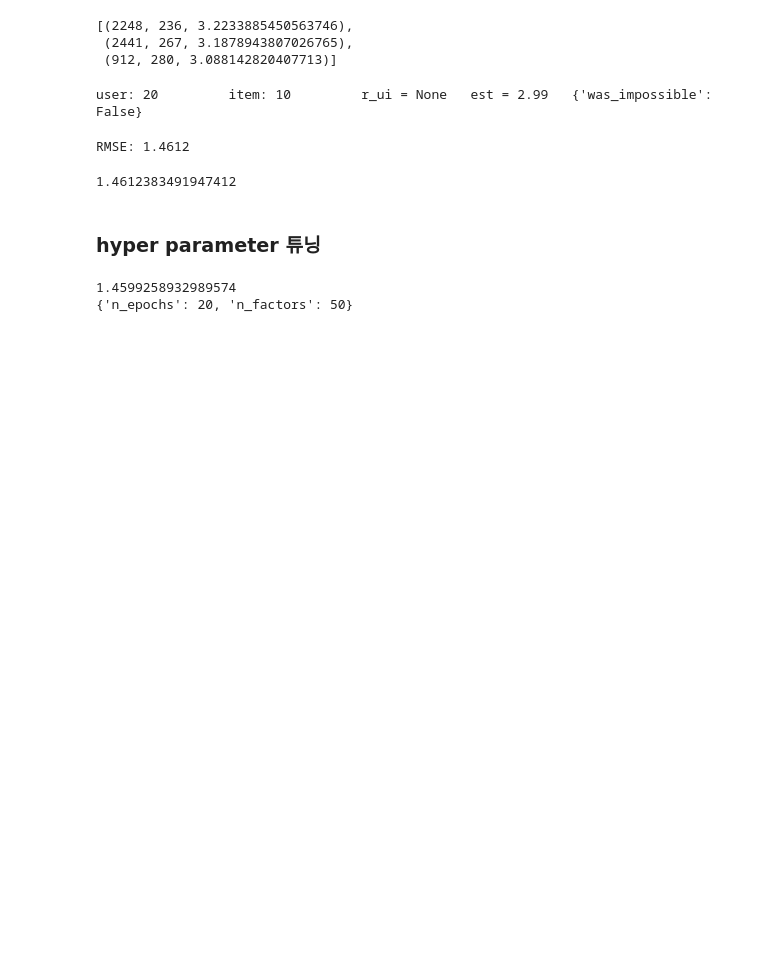
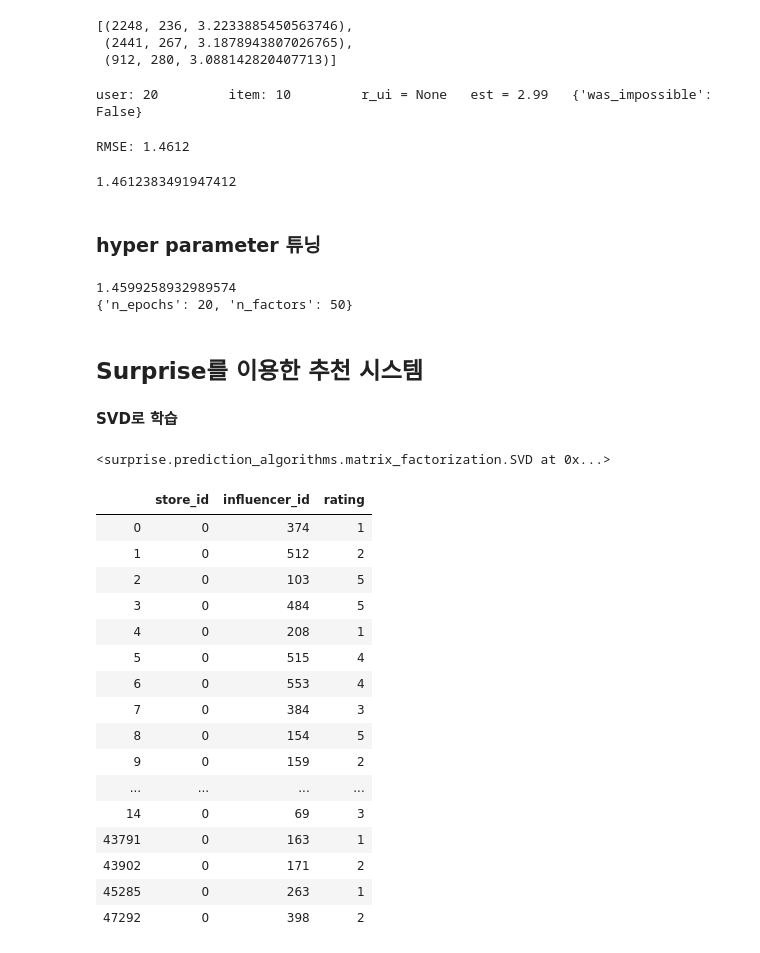
Before and after one commit to mozza55/recommendation, a Jupyter notebook: 3. suprise 를 이용한 CF ( 랜덤 데이터 이용).ipynb, the cells around one changed output. Saved outputs shown, nothing was run; the diff lists cells and outputs as text; code cells hidden in the pictures; blank space fills up the shorter version.

```diff
--- a/3. suprise 를 이용한 CF ( 랜덤 데이터 이용).ipynb
+++ b/3. suprise 를 이용한 CF ( 랜덤 데이터 이용).ipynb
@@ -206,3 +215,5 @@ print(gs.best_params['rmse'])
 # %% [output]
 1.4599258932989574
 {'n_epochs': 20, 'n_factors': 50}
+# %% [markdown]
+<h2> Surprise를 이용한 추천 시스템</h2>
@@ -208,0 +230,32 @@ print(gs.best_params['rmse'])
+# %% [markdown]
+<b>SVD로 학습 </b>
+# %%
+algo = SVD(n_epochs=20, n_factors=50, random_state= 0)
+algo.fit(trainset)
+# %% [output]
+<surprise.prediction_algorithms.matrix_factorization.SVD at 0x...>
+# %%
+# 인플루언서 데이터 로딩
+influencers =pd.read_csv('./data/influencer.csv')
+
+# userId = 0의 평가 목록
+influencerIds = ratings[ratings['store_id']==0]
+influencerIds
+# %% [output]
+|  | store_id | influencer_id | rating |
+| 0 | 0 | 374 | 1 |
+| 1 | 0 | 512 | 2 |
+| 2 | 0 | 103 | 5 |
+| 3 | 0 | 484 | 5 |
+| 4 | 0 | 208 | 1 |
+| 5 | 0 | 515 | 4 |
+| 6 | 0 | 553 | 4 |
+| 7 | 0 | 384 | 3 |
+| 8 | 0 | 154 | 5 |
+| 9 | 0 | 159 | 2 |
+| ... | ... | ... | ... |
+| 14 | 0 | 69 | 3 |
+| 43791 | 0 | 163 | 1 |
+| 43902 | 0 | 171 | 2 |
+| 45285 | 0 | 263 | 1 |
+| 47292 | 0 | 398 | 2 |
```
Also changed, not shown: parts of 7 cells of this notebook.
